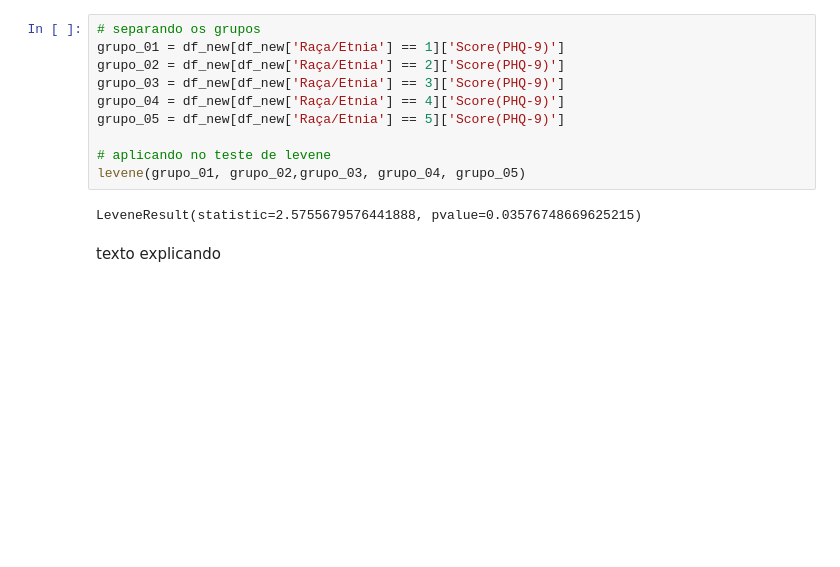
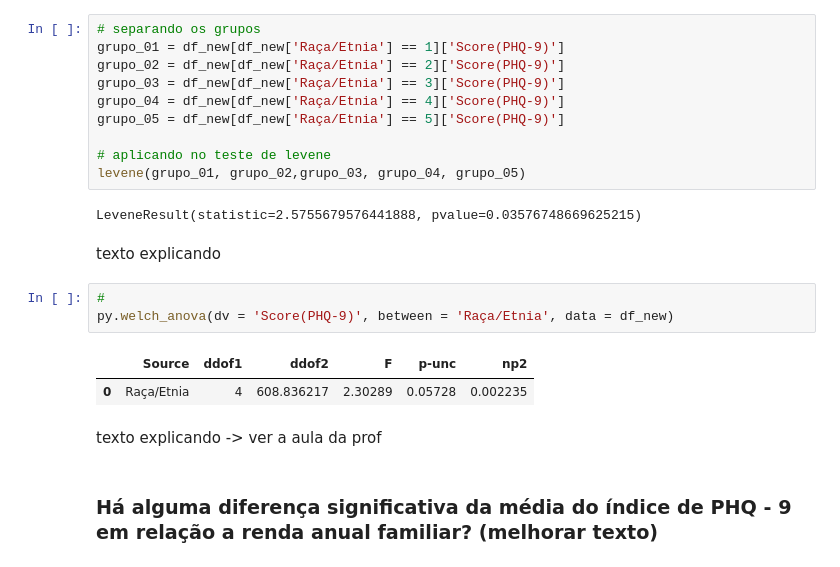
Before and after one commit to FerrazThales/DepressionSymptoms-Analysis, a Jupyter notebook: Análise_Estatística_dos_Sintomas_de_Depressão.ipynb, the cells around one changed output. Cells and saved outputs as stored; diff of their text form; blank space fills up the shorter version.

```diff
--- a/Análise_Estatística_dos_Sintomas_de_Depressão.ipynb
+++ b/Análise_Estatística_dos_Sintomas_de_Depressão.ipynb
@@ -668,3 +673,13 @@ levene(grupo_01, grupo_02,grupo_03, grupo_04, grupo_05)
 LeveneResult(statistic=2.5755679576441888, pvalue=0.03576748669625215)
 # %% [markdown]
 texto explicando
+# %%
+#
+py.welch_anova(dv = 'Score(PHQ-9)', between = 'Raça/Etnia', data = df_new)
+# %% [output]
+|  | Source | ddof1 | ddof2 | F | p-unc | np2 |
+| 0 | Raça/Etnia | 4 | 608.836217 | 2.30289 | 0.05728 | 0.002235 |
+# %% [markdown]
+texto explicando -> ver a aula da prof
+# %% [markdown]
+### Há alguma diferença significativa da média do índice de PHQ - 9 em relação a renda anual familiar? (melhorar texto)
```
Also changed, not shown: parts of 37 cells of this notebook.
